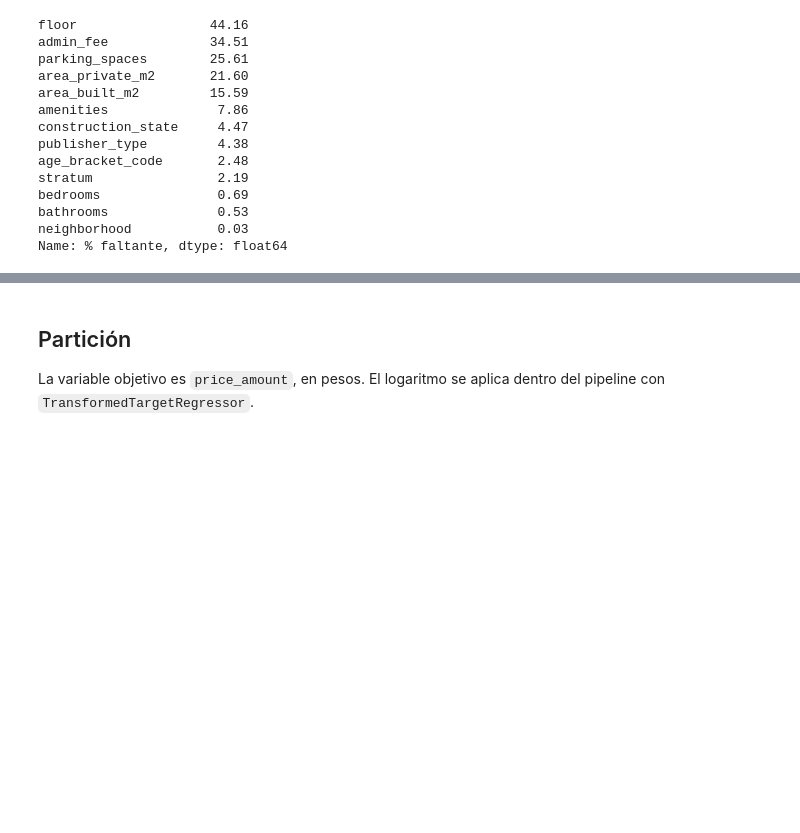
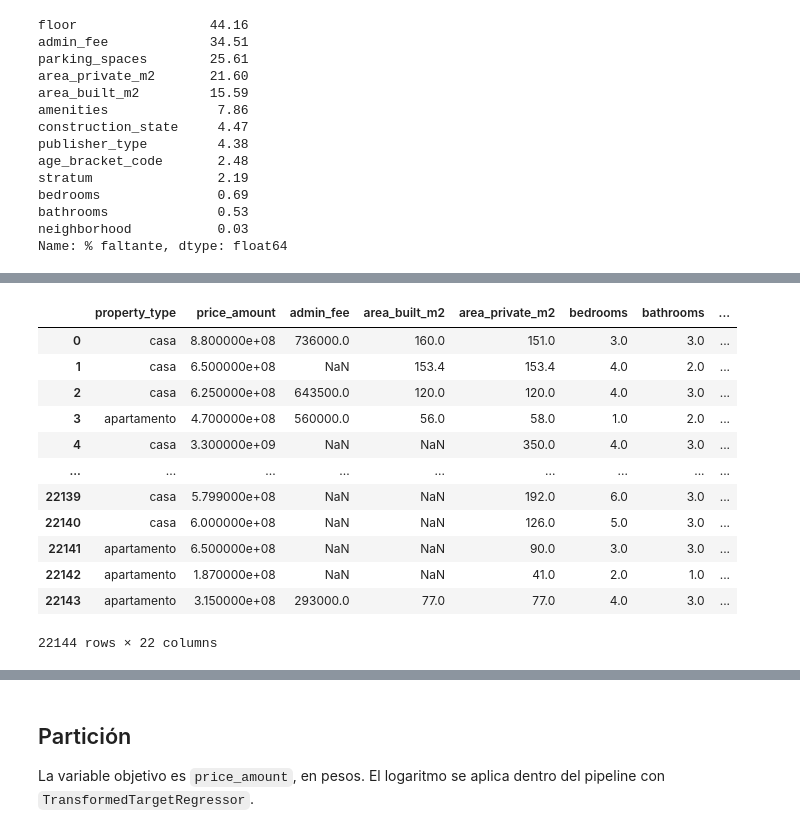
Before and after one commit to juanpablocarrillohortua/BART-trees-for-estimating-housing-prices-in-Bogot-, a Jupyter notebook: notebooks/BART_Trees.ipynb, the cells around one changed output, grey strips where cells are left out. Cells and saved outputs as stored; diff of their text form; code cells hidden in the pictures; blank space fills up the shorter version.

```diff
--- a/notebooks/BART_Trees.ipynb
+++ b/notebooks/BART_Trees.ipynb
@@ -322,0 +360,16 @@ Name: % faltante, dtype: float64
+# %%
+df
+# %% [output]
+|  | property_type | price_amount | admin_fee | area_built_m2 | area_private_m2 | bedrooms | bathrooms | ... |
+| 0 | casa | 8.800000e+08 | 736000.0 | 160.0 | 151.0 | 3.0 | 3.0 | ... |
+| 1 | casa | 6.500000e+08 | NaN | 153.4 | 153.4 | 4.0 | 2.0 | ... |
+| 2 | casa | 6.250000e+08 | 643500.0 | 120.0 | 120.0 | 4.0 | 3.0 | ... |
+| 3 | apartamento | 4.700000e+08 | 560000.0 | 56.0 | 58.0 | 1.0 | 2.0 | ... |
+| 4 | casa | 3.300000e+09 | NaN | NaN | 350.0 | 4.0 | 3.0 | ... |
+| ... | ... | ... | ... | ... | ... | ... | ... | ... |
+| 22139 | casa | 5.799000e+08 | NaN | NaN | 192.0 | 6.0 | 3.0 | ... |
+| 22140 | casa | 6.000000e+08 | NaN | NaN | 126.0 | 5.0 | 3.0 | ... |
+| 22141 | apartamento | 6.500000e+08 | NaN | NaN | 90.0 | 3.0 | 3.0 | ... |
+| 22142 | apartamento | 1.870000e+08 | NaN | NaN | 41.0 | 2.0 | 1.0 | ... |
+| 22143 | apartamento | 3.150000e+08 | 293000.0 | 77.0 | 77.0 | 4.0 | 3.0 | ... |
+22144 rows × 22 columns
```
Also changed, not shown: parts of 11 cells of this notebook, 7 other files.
